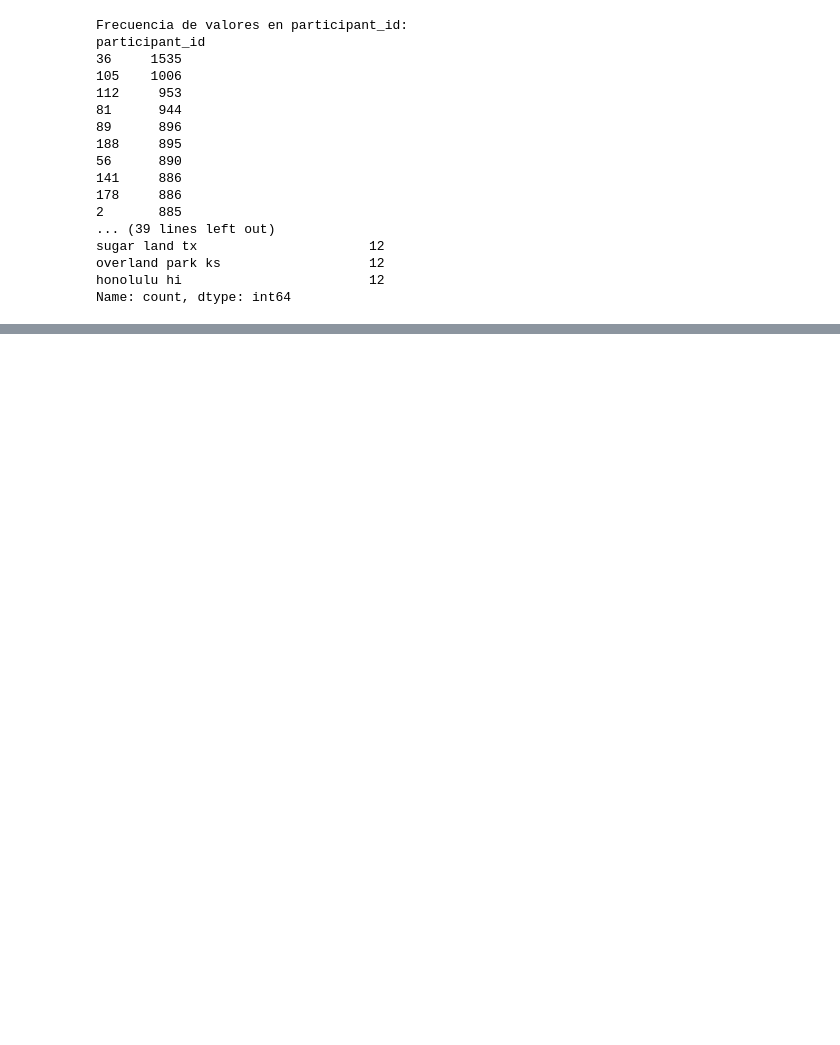
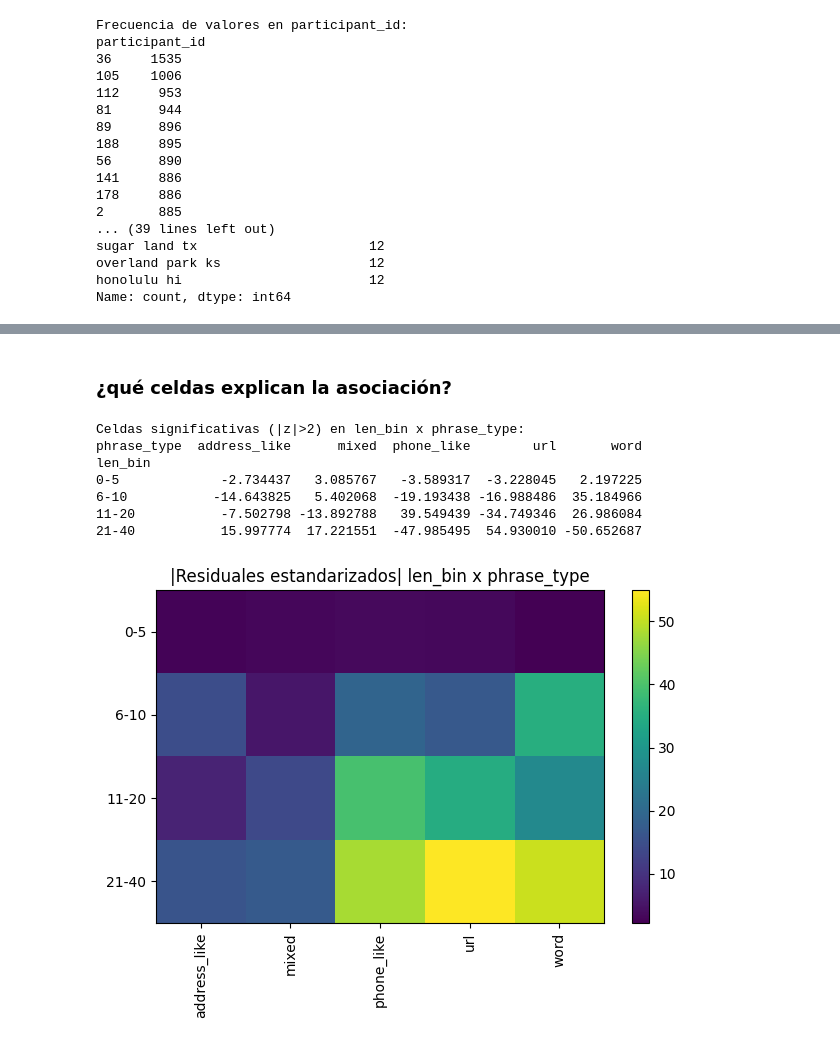
Before and after one commit to alee2602/PROYECTO2-DS, a Jupyter notebook: proyecto.ipynb, the cells around one changed output, grey strips where cells are left out. Saved outputs shown, nothing was run; the diff lists cells and outputs as text; code cells hidden in the pictures; blank space fills up the shorter version.

```diff
--- a/proyecto.ipynb
+++ b/proyecto.ipynb
@@ -189,0 +291,32 @@ Chi²=14371.08, p=0, dof=12
+# %% [markdown]
+### ¿qué celdas explican la asociación?
+# %%
+def standardized_residuals(ct: pd.DataFrame) -> pd.DataFrame:
+    chi2, p, dof, expected = chi2_contingency(ct)
+    obs = ct.values
+    res = (obs - expected) / np.sqrt(expected + 1e-12)
+    return pd.DataFrame(res, index=ct.index, columns=ct.columns)
+
+res_lb_pt = standardized_residuals(ct_lb_pt)
+# Celdas con |z| > 2 son contribuyentes relevantes
+sig_cells = (res_lb_pt.abs() > 2)
+print("Celdas significativas (|z|>2) en len_bin x phrase_type:")
+print(res_lb_pt.where(sig_cells).dropna(how="all").dropna(axis=1, how="all"))
+
+# Visual rápido (heatmap por |z|)
+plt.figure()
+plt.imshow(res_lb_pt.abs().values, aspect="auto")
+plt.colorbar()
+plt.xticks(range(len(res_lb_pt.columns)), res_lb_pt.columns, rotation=90)
+plt.yticks(range(len(res_lb_pt.index)), res_lb_pt.index)
+plt.title("|Residuales estandarizados| len_bin x phrase_type")
+plt.tight_layout(); plt.show()
+# %% [output]
+Celdas significativas (|z|>2) en len_bin x phrase_type:
+phrase_type  address_like      mixed  phone_like        url       word
+len_bin
+0-5             -2.734437   3.085767   -3.589317  -3.228045   2.197225
+6-10           -14.643825   5.402068  -19.193438 -16.988486  35.184966
+11-20           -7.502798 -13.892788   39.549439 -34.749346  26.986084
+21-40           15.997774  17.221551  -47.985495  54.930010 -50.652687
+[figure, added]
```
Also changed, not shown: parts of 23 cells of this notebook.
